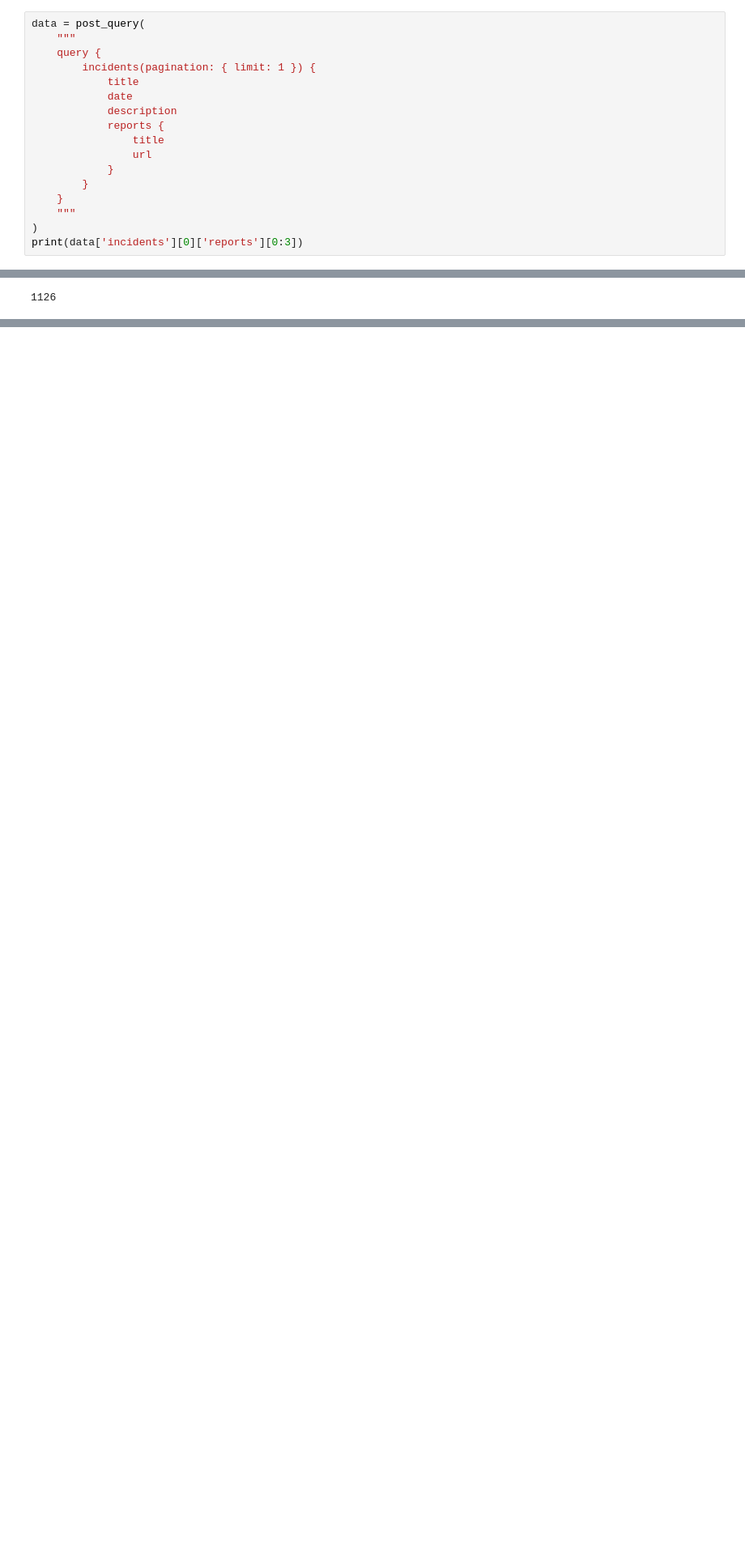
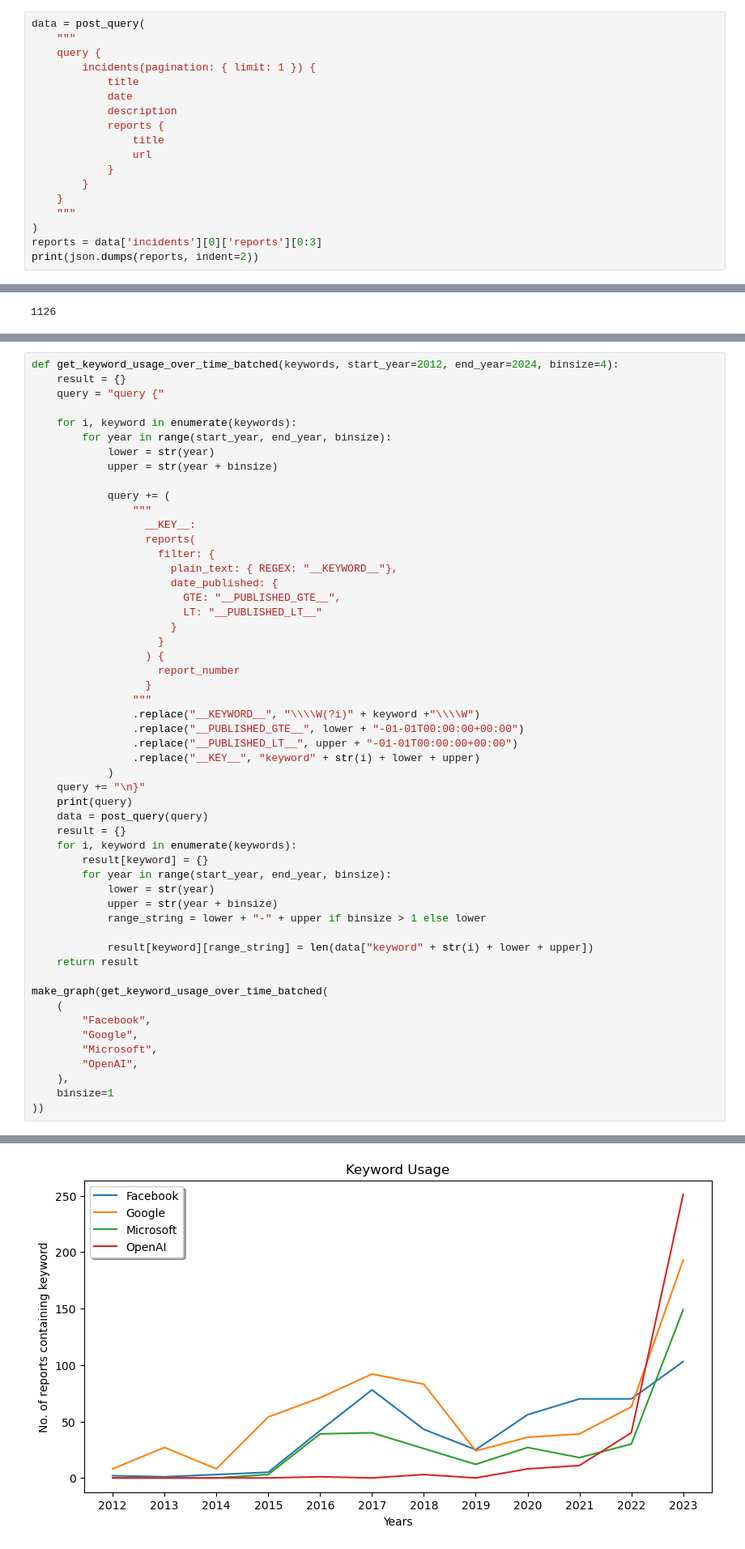
Before and after one commit to lmcnulty/aiid-api-notebooks, a Jupyter notebook: aiid-api.ipynb, the cells around one changed output, grey strips where cells are left out. Shown at 81% size. Drawn from its saved outputs; the diff is of its cells as text; blank space fills up the shorter version.

```diff
--- a/aiid-api.ipynb
+++ b/aiid-api.ipynb
@@ -123,5 +147,6 @@ data = post_query(
     }
     """
 )
-print(data['incidents'][0]['reports'][0:3])
+reports = data['incidents'][0]['reports'][0:3]
+print(json.dumps(reports, indent=2))
 # %% [output]
@@ -284,0 +407,54 @@ for year in range(2008, 2024, 4):
+# %%
+def get_keyword_usage_over_time_batched(keywords, start_year=2012, end_year=2024, binsize=4):
+    result = {}
+    query = "query {"
+
+    for i, keyword in enumerate(keywords):
+        for year in range(start_year, end_year, binsize):
+            lower = str(year)
+            upper = str(year + binsize)
+
+            query += (
+                """
+                  __KEY__:
+                  reports(
+                    filter: {
+                      plain_text: { REGEX: "__KEYWORD__"},
+                      date_published: {
+                        GTE: "__PUBLISHED_GTE__",
+                        LT: "__PUBLISHED_LT__"
+                      }
+                    }
+                  ) {
+                    report_number
+                  }
+                """
+                .replace("__KEYWORD__", "\\\\W(?i)" + keyword +"\\\\W")
+                .replace("__PUBLISHED_GTE__", lower + "-01-01T00:00:00+00:00")
+                .replace("__PUBLISHED_LT__", upper + "-01-01T00:00:00+00:00")
+                .replace("__KEY__", "keyword" + str(i) + lower + upper)
+            )
+    query += "\n}"
+    print(query)
+    data = post_query(query)
+    result = {}
+    for i, keyword in enumerate(keywords):
+        result[keyword] = {}
+        for year in range(start_year, end_year, binsize):
+            lower = str(year)
+            upper = str(year + binsize)
+            range_string = lower + "-" + upper if binsize > 1 else lower
+
+            result[keyword][range_string] = len(data["keyword" + str(i) + lower + upper])
+    return result
+
+make_graph(get_keyword_usage_over_time_batched(
+    (
+        "Facebook",
+        "Google",
+        "Microsoft",
+        "OpenAI",
+    ),
+    binsize=1
+))
+# %% [output]
@@ -284,0 +478 @@ for year in range(2008, 2024, 4):
+[figure, added]
```
Also changed, not shown: parts of 16 cells of this notebook, 1 other file.
